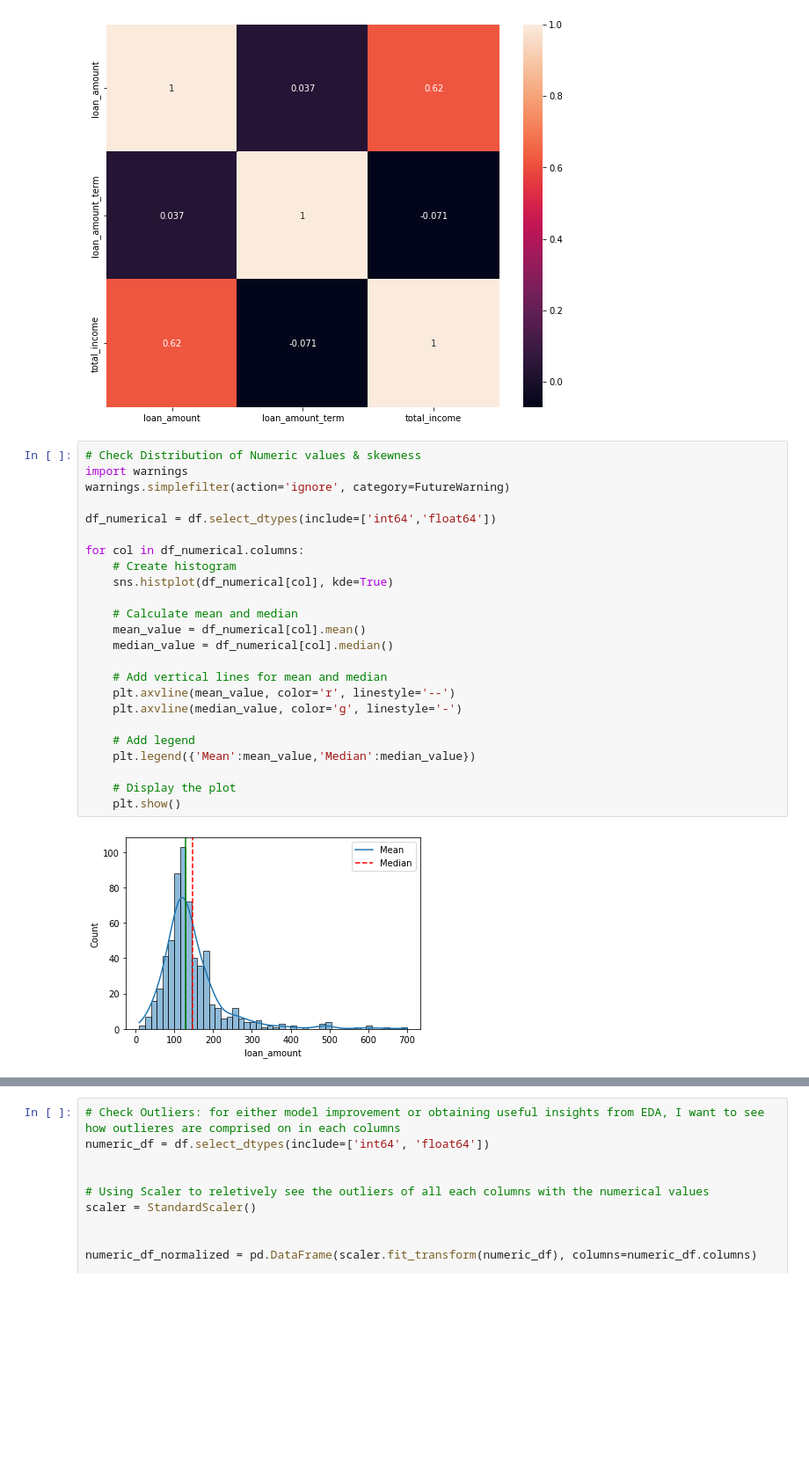
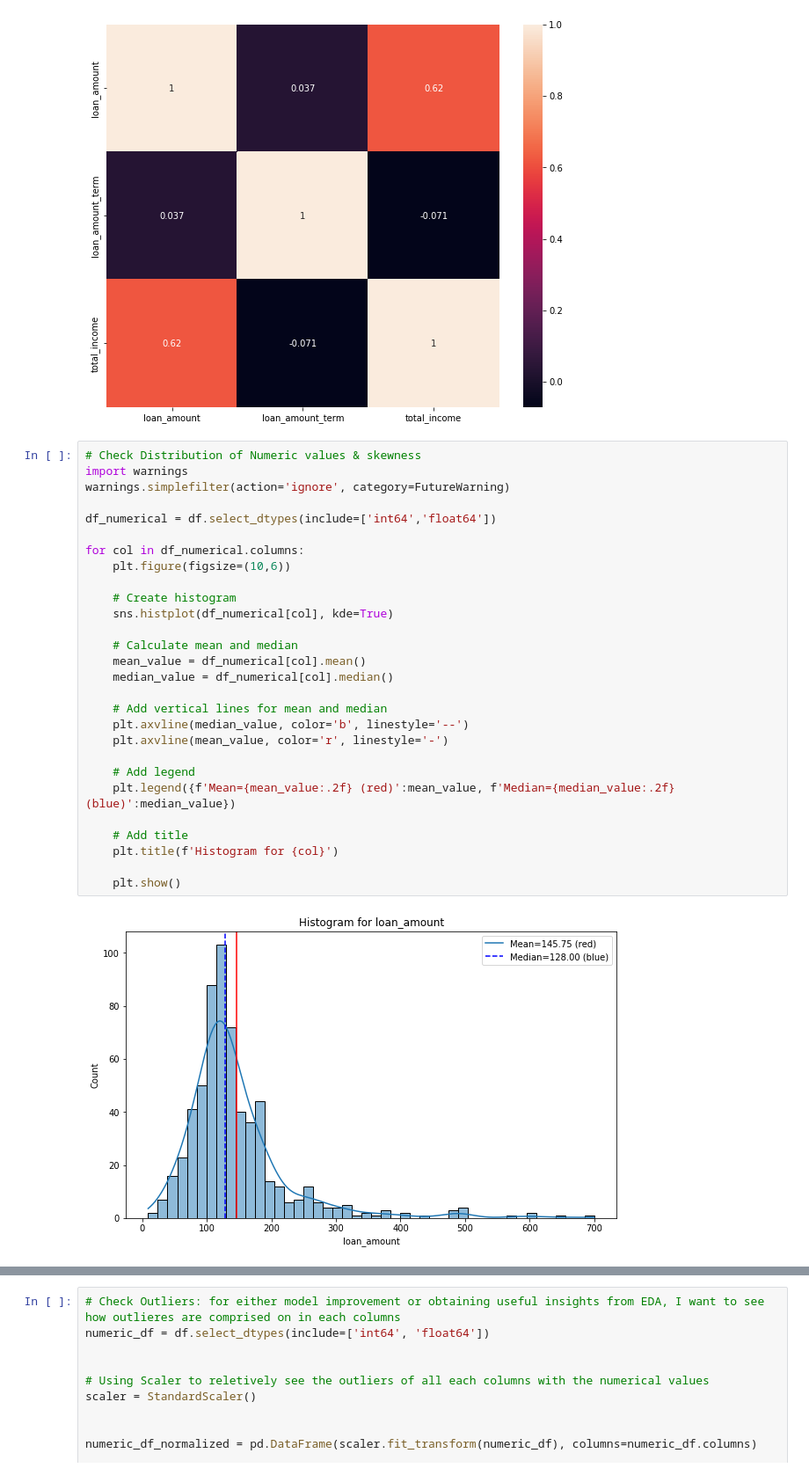
Before and after one commit to dooinn/week6-miniproject-loan, a Jupyter notebook: loan.ipynb, the cells around one changed output, grey strips where cells are left out. Shown at 88% size. Cells and saved outputs as stored; diff of their text form; blank space fills up the shorter version.

```diff
--- a/loan.ipynb
+++ b/loan.ipynb
@@ -320,26 +320,30 @@ plt.show()
 # %%
 # Check Distribution of Numeric values & skewness
 import warnings
 warnings.simplefilter(action='ignore', category=FutureWarning)
 
 df_numerical = df.select_dtypes(include=['int64','float64'])
 
 for col in df_numerical.columns:
+    plt.figure(figsize=(10,6))
+
     # Create histogram
     sns.histplot(df_numerical[col], kde=True)
 
     # Calculate mean and median
     mean_value = df_numerical[col].mean()
     median_value = df_numerical[col].median()
 
     # Add vertical lines for mean and median
-    plt.axvline(mean_value, color='r', linestyle='--')
-    plt.axvline(median_value, color='g', linestyle='-')
+    plt.axvline(median_value, color='b', linestyle='--')
+    plt.axvline(mean_value, color='r', linestyle='-')
 
     # Add legend
-    plt.legend({'Mean':mean_value,'Median':median_value})
+    plt.legend({f'Mean={mean_value:.2f} (red)':mean_value, f'Median={median_value:.2f} (blue)':median_value})
 
-    # Display the plot
+    # Add title
+    plt.title(f'Histogram for {col}')
+
     plt.show()
 # %% [output]
-[figure, old version]
+[figure, new version]
```
Also changed, not shown: parts of 8 cells of this notebook.
